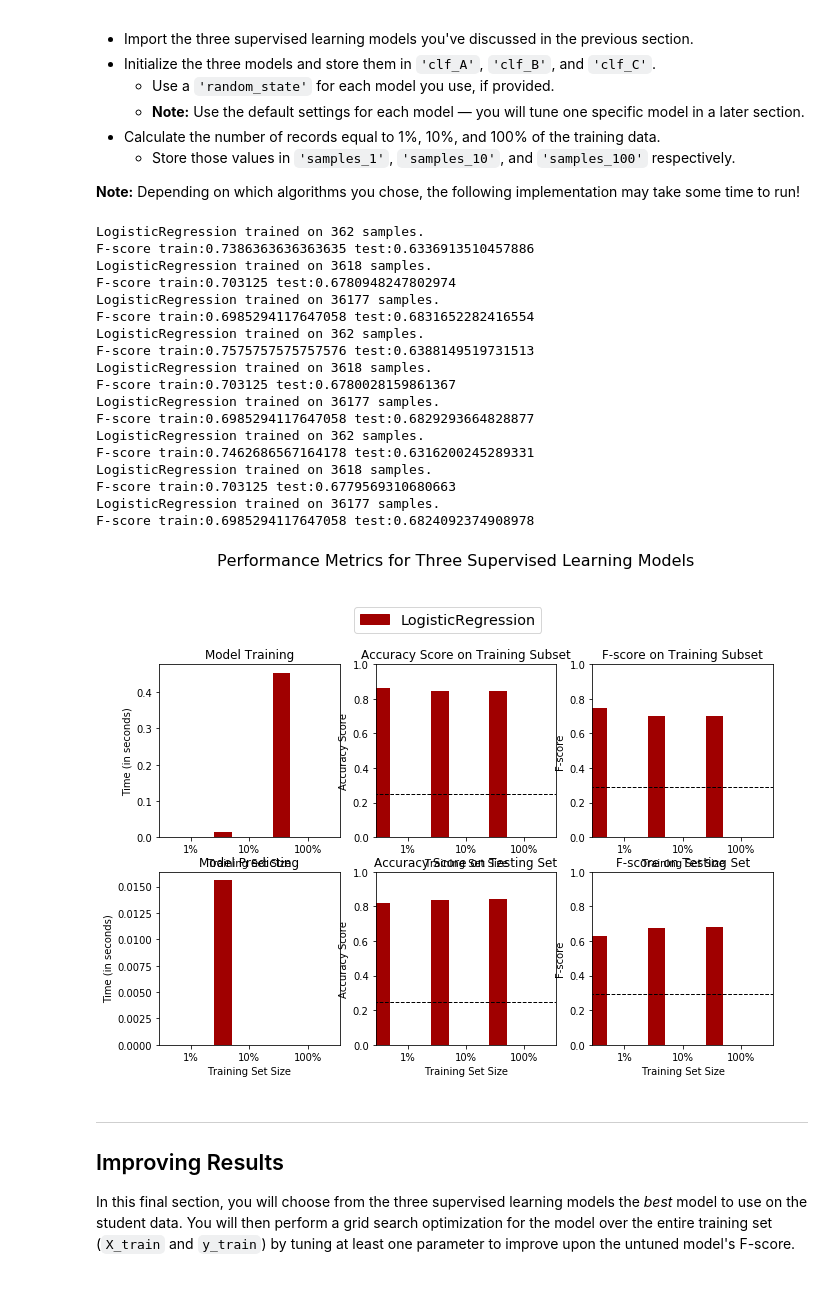
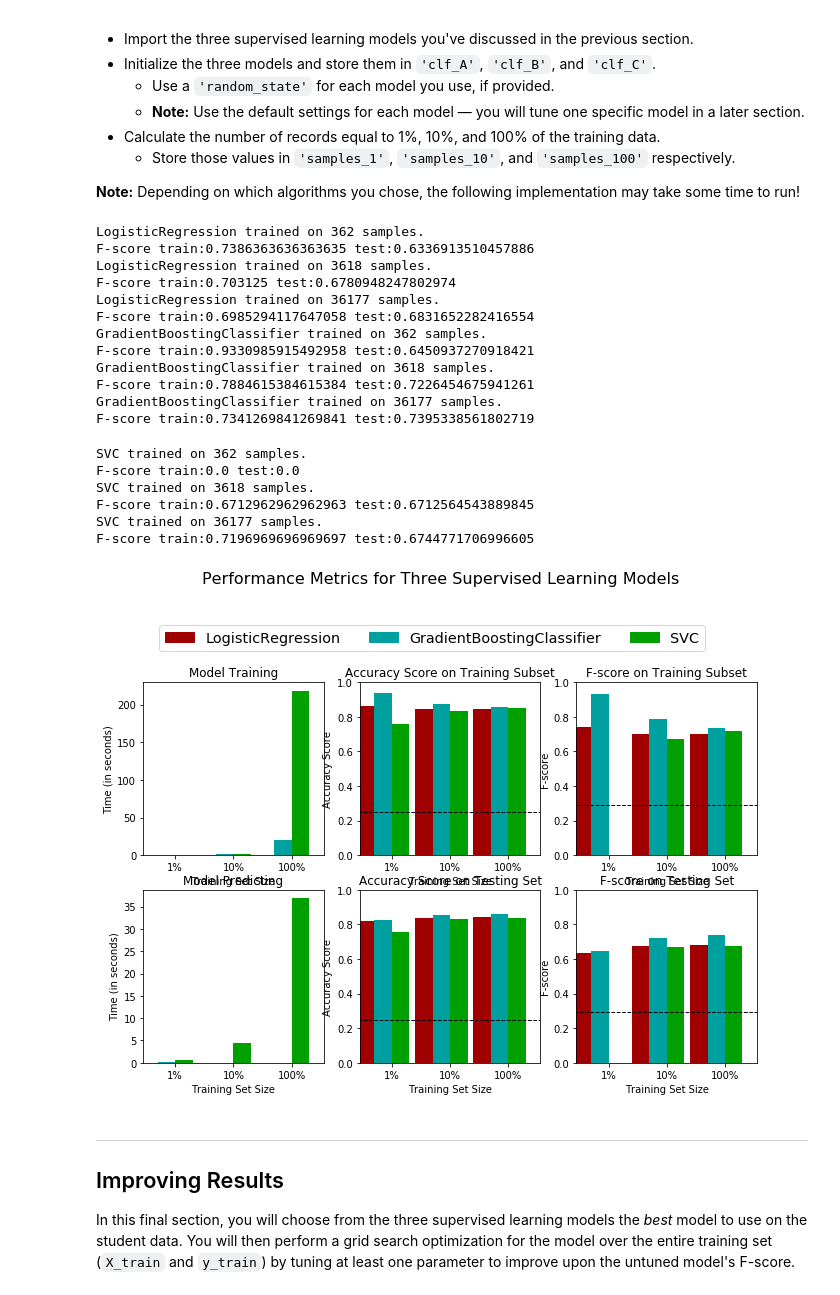
Before and after one commit to ynshenoy/DSND_Term1, a Jupyter notebook: projects/p1_charityml/finding_donors.ipynb, the cells around one changed output. Cells and saved outputs as stored; diff of their text form; code cells hidden in the pictures.

```diff
--- a/projects/p1_charityml/finding_donors.ipynb
+++ b/projects/p1_charityml/finding_donors.ipynb
@@ -454,49 +457,49 @@ from sklearn.ensemble import GradientBoostingClassifier
 
 # TODO: Initialize the three models
 clf_A = LogisticRegression()
-clf_B = LogisticRegression(solver='newton-cg')
-clf_C = LogisticRegression(C=1.2)
+clf_B = GradientBoostingClassifier()
+clf_C = SVC()
 
 # TODO: Calculate the number of samples for 1%, 10%, and 100% of the training data
 # HINT: samples_100 is the entire training set i.e. len(y_train)
 # HINT: samples_10 is 10% of samples_100 (ensure to set the count of the values to be `int` and not `float`)
 # HINT: samples_1 is 1% of samples_100 (ensure to set the count of the values to be `int` and not `float`)
 samples_100 = len(y_train)
 samples_10 = int(0.1 * samples_100 + 0.5)  # 0.5 - to round
 samples_1 = int(0.01 * samples_100 + 0.5)
 
 # Collect results on the learners
 results = {}
 for clf in [clf_A, clf_B, clf_C]:
     clf_name = clf.__class__.__name__
     results[clf_name] = {}
     for i, samples in enumerate([samples_1, samples_10, samples_100]):
         results[clf_name][i] = \
         train_predict(clf, samples, X_train, y_train, X_test, y_test)
         print("F-score train:{} test:{}".format(results[clf_name][i]['f_train'], results[clf_name][i]['f_test']))
 
 # Run metrics visualization for the three supervised learning models chosen
 vs.evaluate(results, accuracy, fscore)
 # %% [output]
 LogisticRegression trained on 362 samples.
 F-score train:0.7386363636363635 test:0.6336913510457886
 LogisticRegression trained on 3618 samples.
 F-score train:0.703125 test:0.6780948247802974
 LogisticRegression trained on 36177 samples.
 F-score train:0.6985294117647058 test:0.6831652282416554
-LogisticRegression trained on 362 samples.
-F-score train:0.7575757575757576 test:0.6388149519731513
-LogisticRegression trained on 3618 samples.
-F-score train:0.703125 test:0.6780028159861367
-LogisticRegression trained on 36177 samples.
-F-score train:0.6985294117647058 test:0.6829293664828877
-LogisticRegression trained on 362 samples.
-F-score train:0.7462686567164178 test:0.6316200245289331
-LogisticRegression trained on 3618 samples.
-F-score train:0.703125 test:0.6779569310680663
-LogisticRegression trained on 36177 samples.
-F-score train:0.6985294117647058 test:0.6824092374908978
+GradientBoostingClassifier trained on 362 samples.
+F-score train:0.9330985915492958 test:0.6450937270918421
+GradientBoostingClassifier trained on 3618 samples.
+F-score train:0.7884615384615384 test:0.7226454675941261
+GradientBoostingClassifier trained on 36177 samples.
+F-score train:0.7341269841269841 test:0.7395338561802719
+SVC trained on 362 samples.
+F-score train:0.0 test:0.0
+SVC trained on 3618 samples.
+F-score train:0.6712962962962963 test:0.6712564543889845
+SVC trained on 36177 samples.
+F-score train:0.7196969696969697 test:0.6744771706996605
-[figure, old version]
+[figure, new version]
 # %% [markdown]
 ----
 ## Improving Results
```
Also changed, not shown: parts of 1 cell of this notebook.
